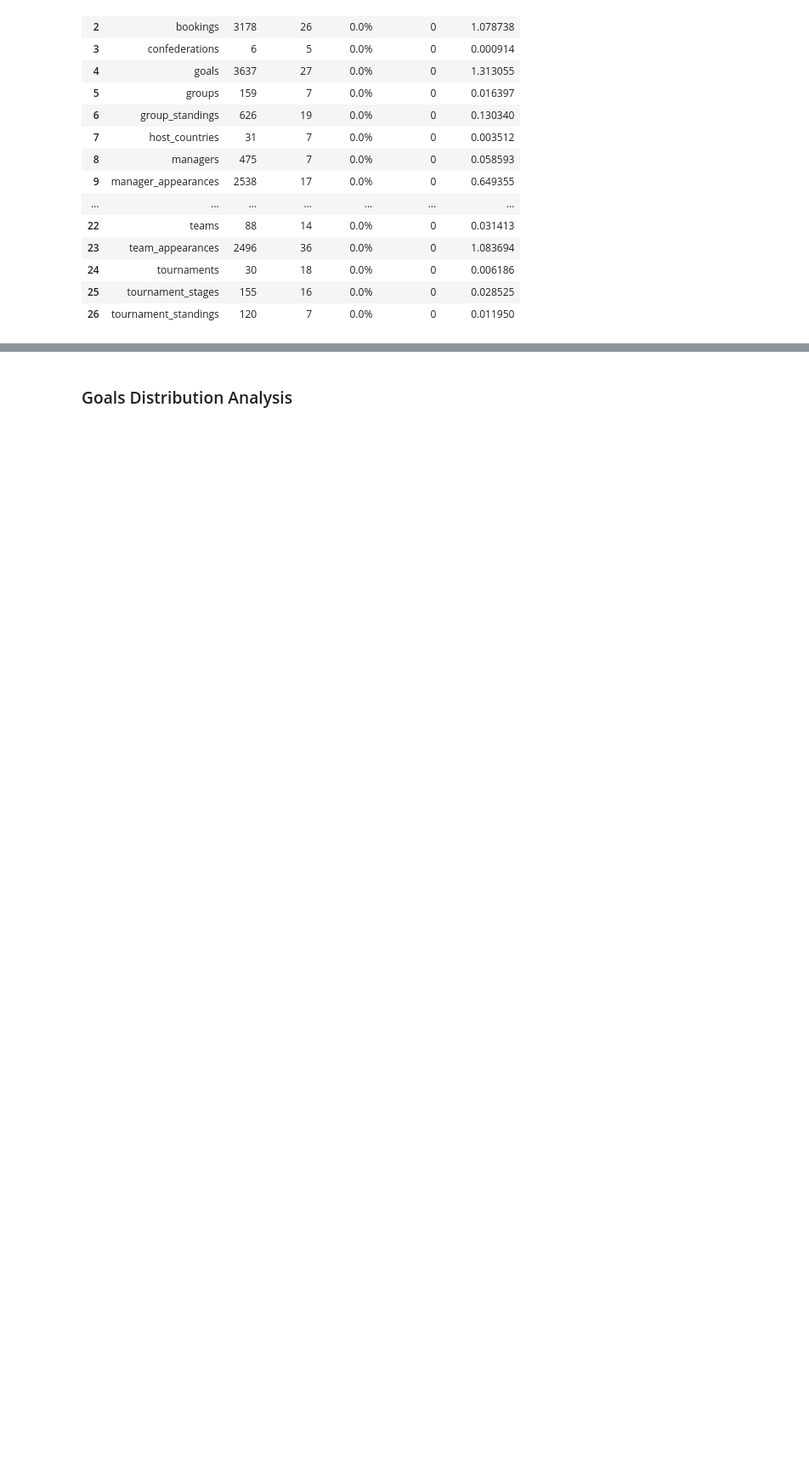
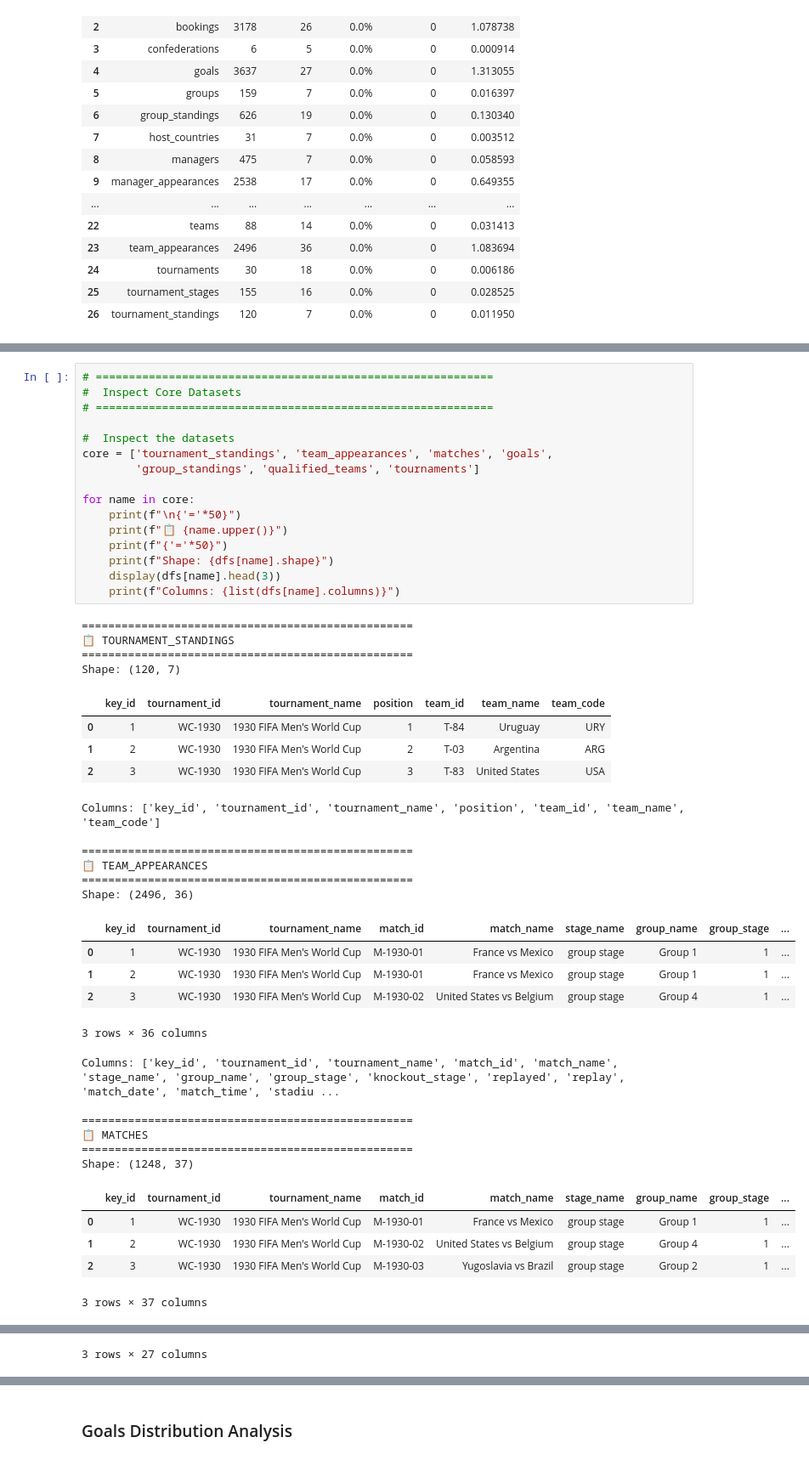
Before and after one commit to Atieng/World-Cup-2026-Goal-Prediction, a Jupyter notebook: index.ipynb, the cells around one changed output, grey strips where cells are left out. Shown at 85% size. Saved outputs shown, nothing was run; the diff lists cells and outputs as text; blank space fills up the shorter version.

Commit message:
inspect the datasets

```diff
--- a/index.ipynb
+++ b/index.ipynb
@@ -226,0 +211,47 @@ Total datasets: 27
+# %%
+# ============================================================
+#  Inspect Core Datasets
+# ============================================================
+
+#  Inspect the datasets
+core = ['tournament_standings', 'team_appearances', 'matches', 'goals',
+        'group_standings', 'qualified_teams', 'tournaments']
+
+for name in core:
+    print(f"\n{'='*50}")
+    print(f"📋 {name.upper()}")
+    print(f"{'='*50}")
+    print(f"Shape: {dfs[name].shape}")
+    display(dfs[name].head(3))
+    print(f"Columns: {list(dfs[name].columns)}")
+# %% [output]
+==================================================
+📋 TOURNAMENT_STANDINGS
+==================================================
+Shape: (120, 7)
+|  | key_id | tournament_id | tournament_name | position | team_id | team_name | team_code |
+| 0 | 1 | WC-1930 | 1930 FIFA Men's World Cup | 1 | T-84 | Uruguay | URY |
+| 1 | 2 | WC-1930 | 1930 FIFA Men's World Cup | 2 | T-03 | Argentina | ARG |
+| 2 | 3 | WC-1930 | 1930 FIFA Men's World Cup | 3 | T-83 | United States | USA |
+Columns: ['key_id', 'tournament_id', 'tournament_name', 'position', 'team_id', 'team_name', 'team_code']
+
+==================================================
+📋 TEAM_APPEARANCES
+==================================================
+Shape: (2496, 36)
+|  | key_id | tournament_id | tournament_name | match_id | match_name | stage_name | group_name | group_stage | ... |
+| 0 | 1 | WC-1930 | 1930 FIFA Men's World Cup | M-1930-01 | France vs Mexico | group stage | Group 1 | 1 | ... |
+| 1 | 2 | WC-1930 | 1930 FIFA Men's World Cup | M-1930-01 | France vs Mexico | group stage | Group 1 | 1 | ... |
+| 2 | 3 | WC-1930 | 1930 FIFA Men's World Cup | M-1930-02 | United States vs Belgium | group stage | Group 4 | 1 | ... |
+3 rows × 36 columns
+Columns: ['key_id', 'tournament_id', 'tournament_name', 'match_id', 'match_name', 'stage_name', 'group_name', 'group_stage', 'knockout_stage', 'replayed', 'replay', 'match_date', 'match_time', 'stadiu ...
+
+==================================================
+📋 MATCHES
+==================================================
+Shape: (1248, 37)
+|  | key_id | tournament_id | tournament_name | match_id | match_name | stage_name | group_name | group_stage | ... |
+| 0 | 1 | WC-1930 | 1930 FIFA Men's World Cup | M-1930-01 | France vs Mexico | group stage | Group 1 | 1 | ... |
+| 1 | 2 | WC-1930 | 1930 FIFA Men's World Cup | M-1930-02 | United States vs Belgium | group stage | Group 4 | 1 | ... |
+| 2 | 3 | WC-1930 | 1930 FIFA Men's World Cup | M-1930-03 | Yugoslavia vs Brazil | group stage | Group 2 | 1 | ... |
+3 rows × 37 columns
@@ -226,0 +268 @@ Total datasets: 27
+3 rows × 27 columns
```
Also changed, not shown: parts of 15 cells of this notebook.
